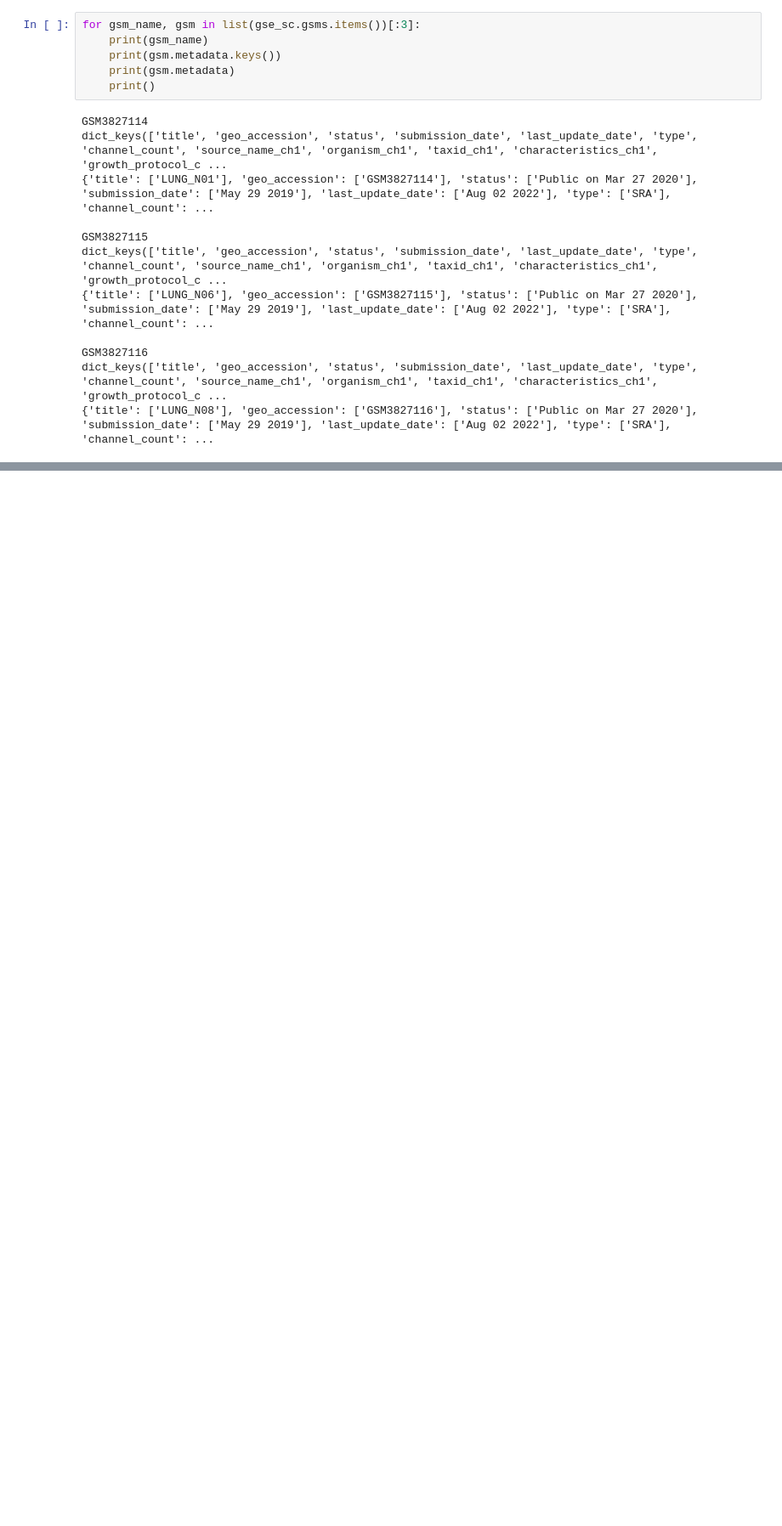
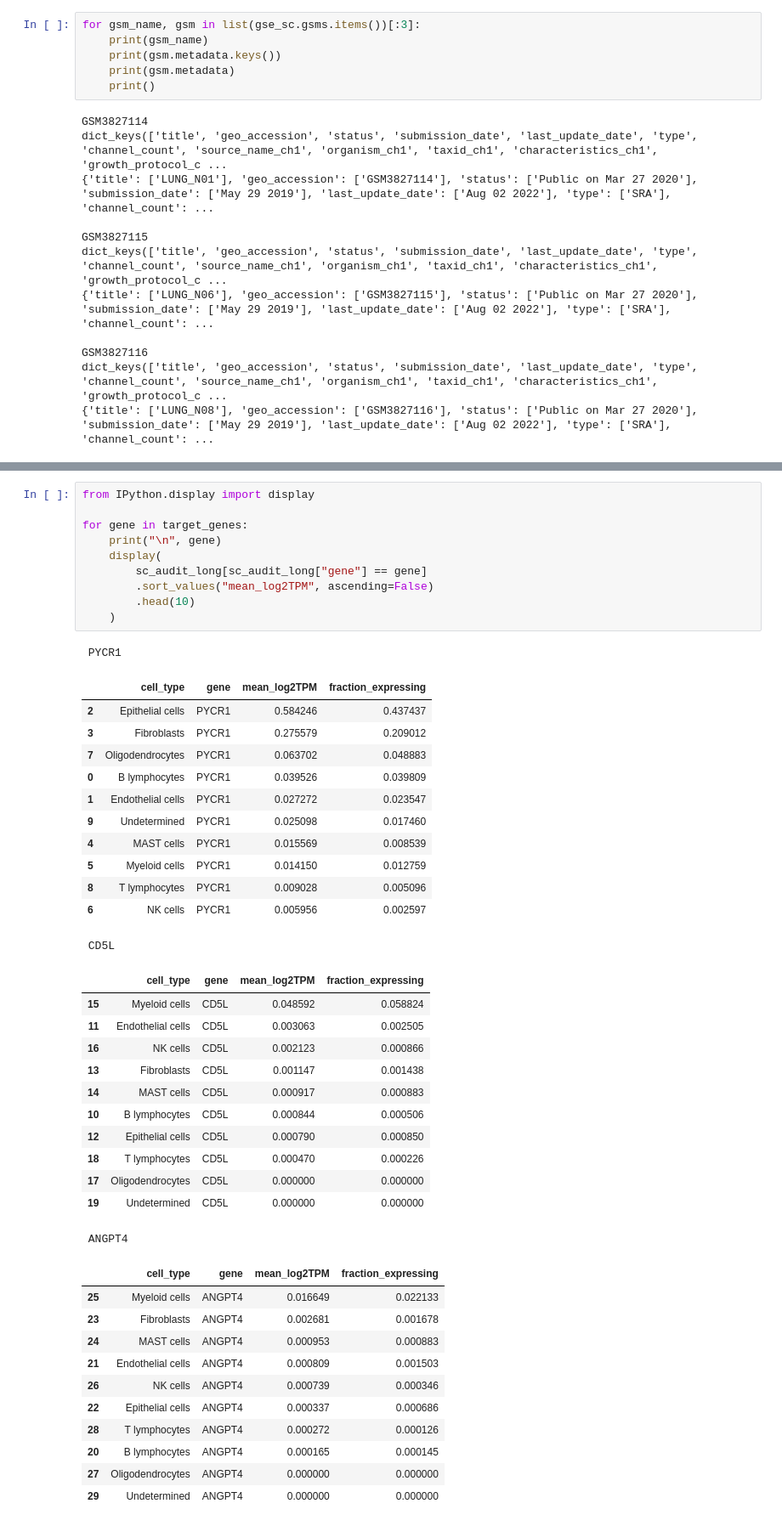
Before and after one commit to aditya-git16/cancer-lab, a Jupyter notebook: notebooks/09_single_cell_audit.ipynb, the cells around one changed output, grey strips where cells are left out. Shown at 85% size. Cells and saved outputs as stored; diff of their text form; blank space fills up the shorter version.

```diff
--- a/notebooks/09_single_cell_audit.ipynb
+++ b/notebooks/09_single_cell_audit.ipynb
@@ -61,0 +419,47 @@ dict_keys(['title', 'geo_accession', 'status', 'submission_date', 'last_update_d
+# %%
+from IPython.display import display
+
+for gene in target_genes:
+    print("\n", gene)
+    display(
+        sc_audit_long[sc_audit_long["gene"] == gene]
+        .sort_values("mean_log2TPM", ascending=False)
+        .head(10)
+    )
+# %% [output]
+ PYCR1
+|  | cell_type | gene | mean_log2TPM | fraction_expressing |
+| 2 | Epithelial cells | PYCR1 | 0.584246 | 0.437437 |
+| 3 | Fibroblasts | PYCR1 | 0.275579 | 0.209012 |
+| 7 | Oligodendrocytes | PYCR1 | 0.063702 | 0.048883 |
+| 0 | B lymphocytes | PYCR1 | 0.039526 | 0.039809 |
+| 1 | Endothelial cells | PYCR1 | 0.027272 | 0.023547 |
+| 9 | Undetermined | PYCR1 | 0.025098 | 0.017460 |
+| 4 | MAST cells | PYCR1 | 0.015569 | 0.008539 |
+| 5 | Myeloid cells | PYCR1 | 0.014150 | 0.012759 |
+| 8 | T lymphocytes | PYCR1 | 0.009028 | 0.005096 |
+| 6 | NK cells | PYCR1 | 0.005956 | 0.002597 |
+ CD5L
+|  | cell_type | gene | mean_log2TPM | fraction_expressing |
+| 15 | Myeloid cells | CD5L | 0.048592 | 0.058824 |
+| 11 | Endothelial cells | CD5L | 0.003063 | 0.002505 |
+| 16 | NK cells | CD5L | 0.002123 | 0.000866 |
+| 13 | Fibroblasts | CD5L | 0.001147 | 0.001438 |
+| 14 | MAST cells | CD5L | 0.000917 | 0.000883 |
+| 10 | B lymphocytes | CD5L | 0.000844 | 0.000506 |
+| 12 | Epithelial cells | CD5L | 0.000790 | 0.000850 |
+| 18 | T lymphocytes | CD5L | 0.000470 | 0.000226 |
+| 17 | Oligodendrocytes | CD5L | 0.000000 | 0.000000 |
+| 19 | Undetermined | CD5L | 0.000000 | 0.000000 |
+ ANGPT4
+|  | cell_type | gene | mean_log2TPM | fraction_expressing |
+| 25 | Myeloid cells | ANGPT4 | 0.016649 | 0.022133 |
+| 23 | Fibroblasts | ANGPT4 | 0.002681 | 0.001678 |
+| 24 | MAST cells | ANGPT4 | 0.000953 | 0.000883 |
+| 21 | Endothelial cells | ANGPT4 | 0.000809 | 0.001503 |
+| 26 | NK cells | ANGPT4 | 0.000739 | 0.000346 |
+| 22 | Epithelial cells | ANGPT4 | 0.000337 | 0.000686 |
+| 28 | T lymphocytes | ANGPT4 | 0.000272 | 0.000126 |
+| 20 | B lymphocytes | ANGPT4 | 0.000165 | 0.000145 |
+| 27 | Oligodendrocytes | ANGPT4 | 0.000000 | 0.000000 |
+| 29 | Undetermined | ANGPT4 | 0.000000 | 0.000000 |
```
Also changed, not shown: parts of 20 cells of this notebook.
